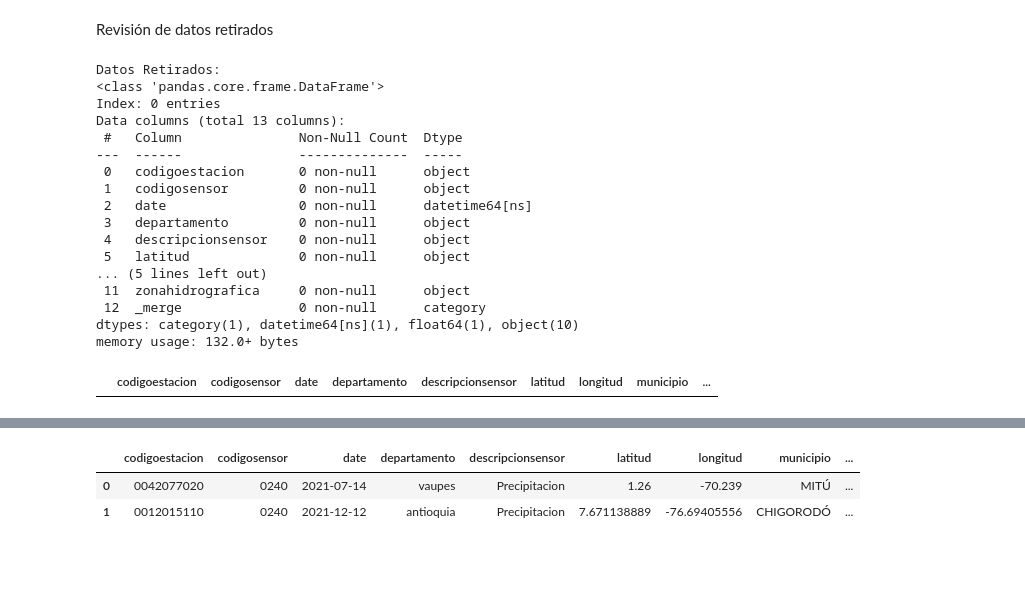
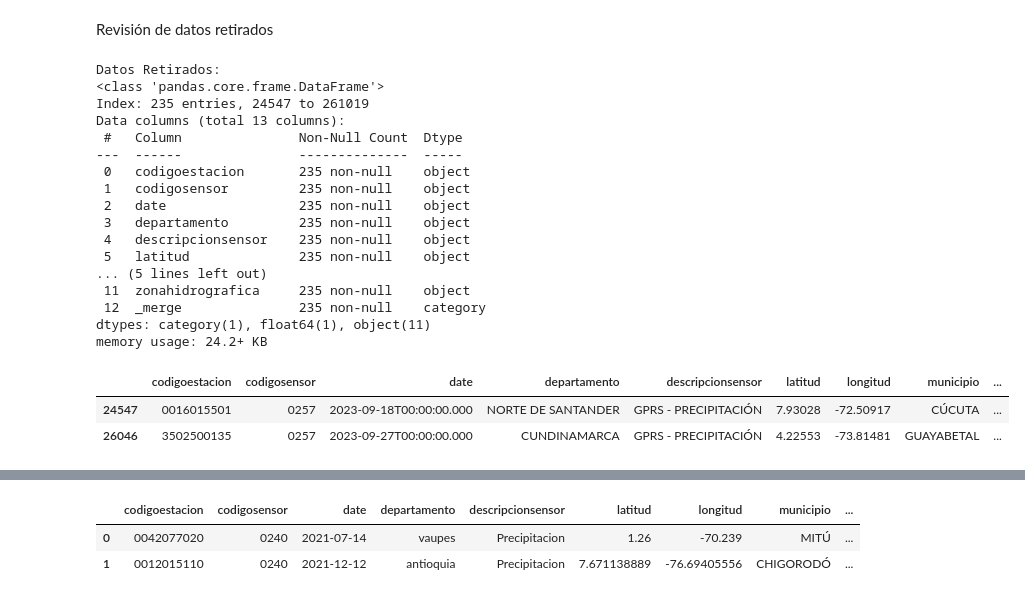
Before and after one commit to maestria-ds-eafit/Proyecto-Integrador-Semestre1, a Jupyter notebook: python-notebooks/EDA_Precipitacion.ipynb, the cells around one changed output, grey strips where cells are left out. Drawn from its saved outputs; the diff is of its cells as text; code cells hidden in the pictures; blank space fills up the shorter version.

Commit message:
add final table precipitacion

```diff
--- a/python-notebooks/EDA_Precipitacion.ipynb
+++ b/python-notebooks/EDA_Precipitacion.ipynb
@@ -105,15 +109,15 @@ Data columns (total 12 columns):
 dtypes: float64(1), object(11)
 memory usage: 23.9+ MB
 # %%
-df_precipitacion = df_precipitacion.drop_duplicates(subset=['codigoestacion','date','municipio','departamento'])
-df_precipitacion = df_precipitacion.copy()
+df_precipitacion_sin_duplicados = df_precipitacion.drop_duplicates(subset=['codigoestacion','date','municipio','departamento'])
+df_precipitacion_sin_duplicados_fecha = df_precipitacion_sin_duplicados.copy()
 
-df_precipitacion["date"] = pd.to_datetime(df_precipitacion["date"], errors="coerce")
-df_precipitacion["date"] = df_precipitacion["date"].dt.strftime("%Y-%m-%d")
-df_precipitacion["date"] = pd.to_datetime(df_precipitacion["date"])
+df_precipitacion_sin_duplicados_fecha['date'] = pd.to_datetime(df_precipitacion_sin_duplicados_fecha['date'], errors='coerce')
+df_precipitacion_sin_duplicados_fecha['date'] = df_precipitacion_sin_duplicados_fecha['date'].dt.strftime('%Y-%m-%d')
+df_precipitacion_sin_duplicados_fecha['date'] = pd.to_datetime(df_precipitacion_sin_duplicados_fecha['date'])
 
-df_precipitacion.info()
-df_precipitacion.head(2)
+df_precipitacion_sin_duplicados_fecha.info()
+df_precipitacion_sin_duplicados_fecha.head(2)
 # %% [output]
 <class 'pandas.core.frame.DataFrame'>
 Index: 257538 entries, 0 to 261361
@@ -140,29 +144,31 @@ memory usage: 25.5+ MB
 # %% [markdown]
 Revisión de datos retirados
 # %%
-merged_df = pd.merge(df_precipitacion, df_precipitacion, how="outer", indicator=True)
-removed_data = merged_df[merged_df["_merge"] == "left_only"]
+merged_df = pd.merge(df_precipitacion, df_precipitacion_sin_duplicados, how='outer', indicator=True)
+removed_data = merged_df[merged_df['_merge'] == 'left_only']
 print("Datos Retirados:")
 pd.DataFrame(removed_data)
 removed_data.info()
 removed_data.head(2)
 # %% [output]
 Datos Retirados:
 <class 'pandas.core.frame.DataFrame'>
-Index: 0 entries
+Index: 235 entries, 24547 to 261019
 Data columns (total 13 columns):
  #   Column               Non-Null Count  Dtype
 ---  ------               --------------  -----
- 0   codigoestacion       0 non-null      object
- 1   codigosensor         0 non-null      object
- 2   date                 0 non-null      datetime64[ns]
- 3   departamento         0 non-null      object
- 4   descripcionsensor    0 non-null      object
- 5   latitud              0 non-null      object
+ 0   codigoestacion       235 non-null    object
+ 1   codigosensor         235 non-null    object
+ 2   date                 235 non-null    object
+ 3   departamento         235 non-null    object
+ 4   descripcionsensor    235 non-null    object
+ 5   latitud              235 non-null    object
 ... (5 lines left out)
- 11  zonahidrografica     0 non-null      object
- 12  _merge               0 non-null      category
-dtypes: category(1), datetime64[ns](1), float64(1), object(10)
-memory usage: 132.0+ bytes
+ 11  zonahidrografica     235 non-null    object
+ 12  _merge               235 non-null    category
+dtypes: category(1), float64(1), object(11)
+memory usage: 24.2+ KB
 |  | codigoestacion | codigosensor | date | departamento | descripcionsensor | latitud | longitud | municipio | ... |
+| 24547 | 0016015501 | 0257 | 2023-09-18T00:00:00.000 | NORTE DE SANTANDER | GPRS - PRECIPITACIÓN | 7.93028 | -72.50917 | CÚCUTA | ... |
+| 26046 | 3502500135 | 0257 | 2023-09-27T00:00:00.000 | CUNDINAMARCA | GPRS - PRECIPITACIÓN | 4.22553 | -73.81481 | GUAYABETAL | ... |
 # %%
```
Also changed, not shown: parts of 21 cells of this notebook, 1 other file.
